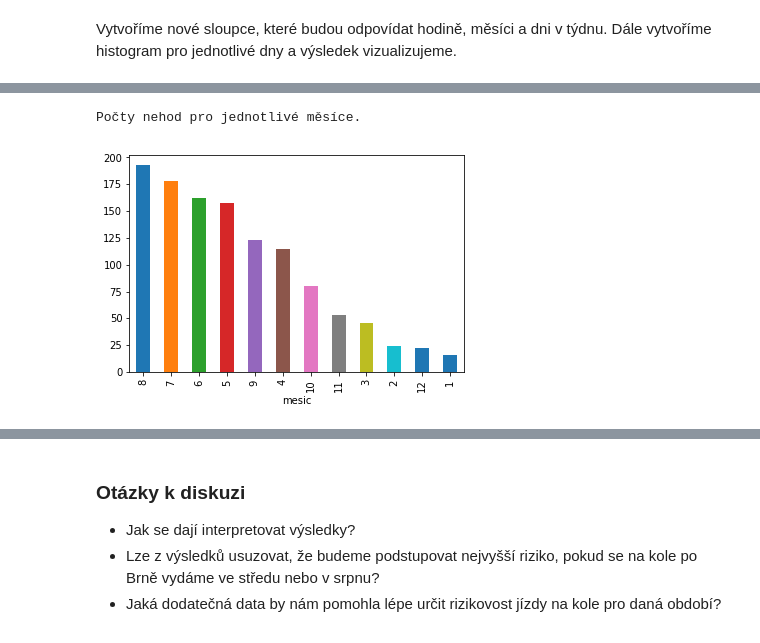
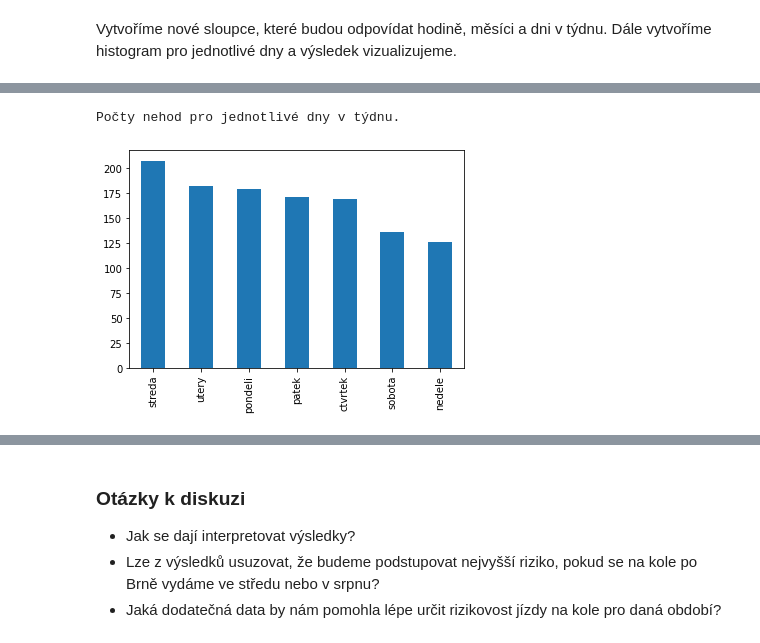
Before and after one commit to mlcollege/ai-academy, a Jupyter notebook: 05-Zaklady-datove-analyzy/Nehody_cyklistu-zadani.ipynb, the cells around one changed output, grey strips where cells are left out. Drawn from its saved outputs; the diff is of its cells as text; code cells hidden in the pictures.

```diff
--- a/05-Zaklady-datove-analyzy/Nehody_cyklistu-zadani.ipynb
+++ b/05-Zaklady-datove-analyzy/Nehody_cyklistu-zadani.ipynb
@@ -83,8 +76,6 @@ Počty nehod pro jednotlivé dny v týdnu.
-# %%
-monthHistogram = data.groupby(['mesic']).size() #vytvorime histogram nehod pro jednotlive dny v tydnu
-monthHistogram.sort_values(inplace=True, ascending = False) #seradime od nejvyssi po nejnizsi hodnotu
-monthHistogram.plot.bar() #vykreslime graf
-print("Počty nehod pro jednotlivé měsíce.")
-# %% [output]
-Počty nehod pro jednotlivé měsíce.
-[figure, removed]
+# %%
+data['dvt'].value_counts().plot.bar()
+print("Počty nehod pro jednotlivé dny v týdnu.")
+# %% [output]
+Počty nehod pro jednotlivé dny v týdnu.
+[figure, added]
```
Also changed, not shown: parts of 9 cells of this notebook, 1 other file.
